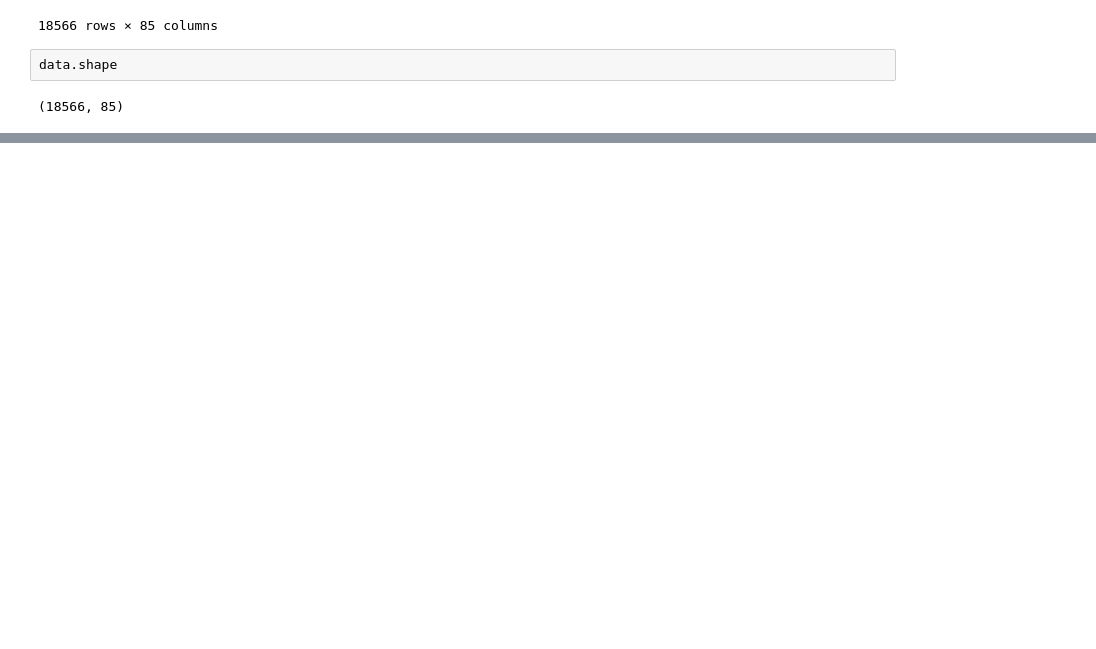
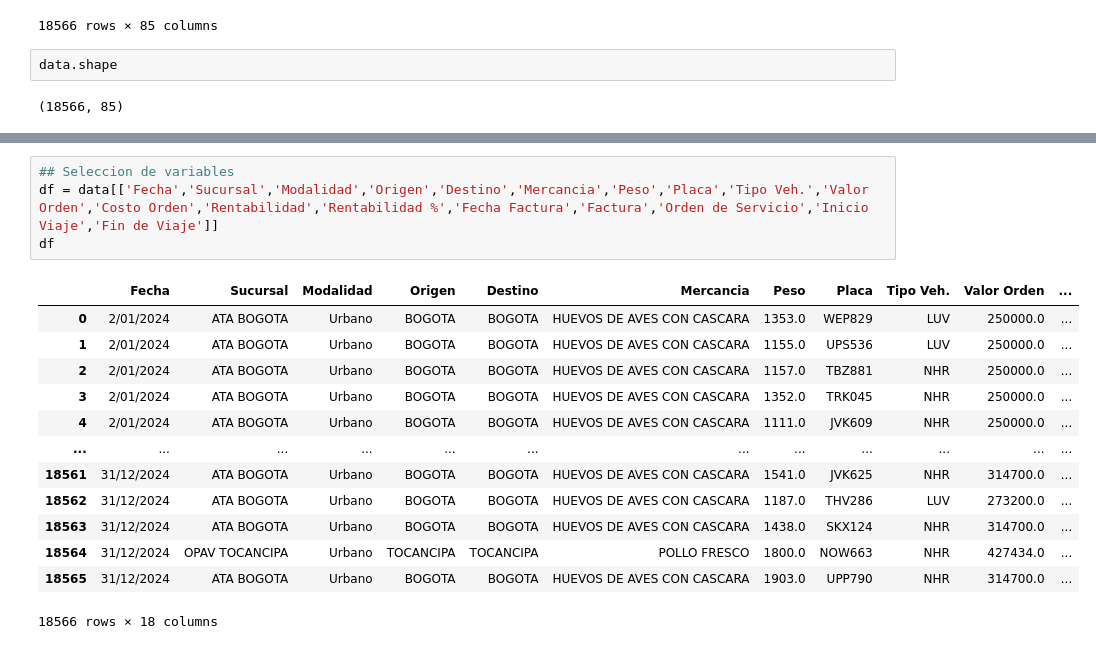
Before and after one commit to Baut1574/Bit-Actividades, a Jupyter notebook: 07-Actividad_part_VII/01-Desarrollo-data-wrangling.ipynb, the cells around one changed output, grey strips where cells are left out. Cells and saved outputs as stored; diff of their text form; blank space fills up the shorter version.

```diff
--- a/07-Actividad_part_VII/01-Desarrollo-data-wrangling.ipynb
+++ b/07-Actividad_part_VII/01-Desarrollo-data-wrangling.ipynb
@@ -143,0 +123,18 @@ array([ True])
+# %%
+## Seleccion de variables
+df = data[['Fecha','Sucursal','Modalidad','Origen','Destino','Mercancia','Peso','Placa','Tipo Veh.','Valor Orden','Costo Orden','Rentabilidad','Rentabilidad %','Fecha Factura','Factura','Orden de Servicio','Inicio Viaje','Fin de Viaje']]
+df
+# %% [output]
+|  | Fecha | Sucursal | Modalidad | Origen | Destino | Mercancia | Peso | Placa | Tipo Veh. | Valor Orden | ... |
+| 0 | 2/01/2024 | ATA BOGOTA | Urbano | BOGOTA | BOGOTA | HUEVOS DE AVES CON CASCARA | 1353.0 | WEP829 | LUV | 250000.0 | ... |
+| 1 | 2/01/2024 | ATA BOGOTA | Urbano | BOGOTA | BOGOTA | HUEVOS DE AVES CON CASCARA | 1155.0 | UPS536 | LUV | 250000.0 | ... |
+| 2 | 2/01/2024 | ATA BOGOTA | Urbano | BOGOTA | BOGOTA | HUEVOS DE AVES CON CASCARA | 1157.0 | TBZ881 | NHR | 250000.0 | ... |
+| 3 | 2/01/2024 | ATA BOGOTA | Urbano | BOGOTA | BOGOTA | HUEVOS DE AVES CON CASCARA | 1352.0 | TRK045 | NHR | 250000.0 | ... |
+| 4 | 2/01/2024 | ATA BOGOTA | Urbano | BOGOTA | BOGOTA | HUEVOS DE AVES CON CASCARA | 1111.0 | JVK609 | NHR | 250000.0 | ... |
+| ... | ... | ... | ... | ... | ... | ... | ... | ... | ... | ... | ... |
+| 18561 | 31/12/2024 | ATA BOGOTA | Urbano | BOGOTA | BOGOTA | HUEVOS DE AVES CON CASCARA | 1541.0 | JVK625 | NHR | 314700.0 | ... |
+| 18562 | 31/12/2024 | ATA BOGOTA | Urbano | BOGOTA | BOGOTA | HUEVOS DE AVES CON CASCARA | 1187.0 | THV286 | LUV | 273200.0 | ... |
+| 18563 | 31/12/2024 | ATA BOGOTA | Urbano | BOGOTA | BOGOTA | HUEVOS DE AVES CON CASCARA | 1438.0 | SKX124 | NHR | 314700.0 | ... |
+| 18564 | 31/12/2024 | OPAV TOCANCIPA | Urbano | TOCANCIPA | TOCANCIPA | POLLO FRESCO | 1800.0 | NOW663 | NHR | 427434.0 | ... |
+| 18565 | 31/12/2024 | ATA BOGOTA | Urbano | BOGOTA | BOGOTA | HUEVOS DE AVES CON CASCARA | 1903.0 | UPP790 | NHR | 314700.0 | ... |
+18566 rows × 18 columns
```
Also changed, not shown: parts of 25 cells of this notebook.
